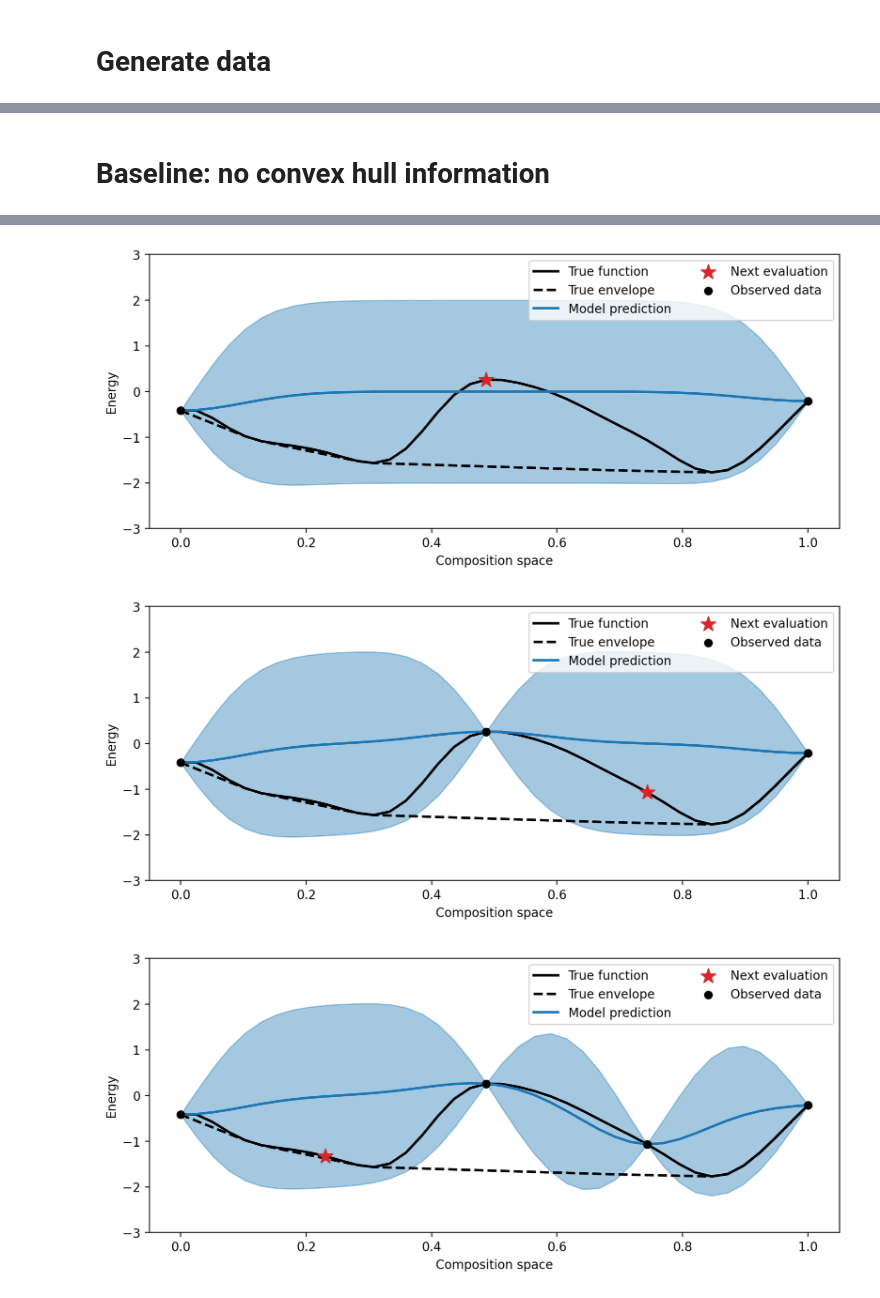
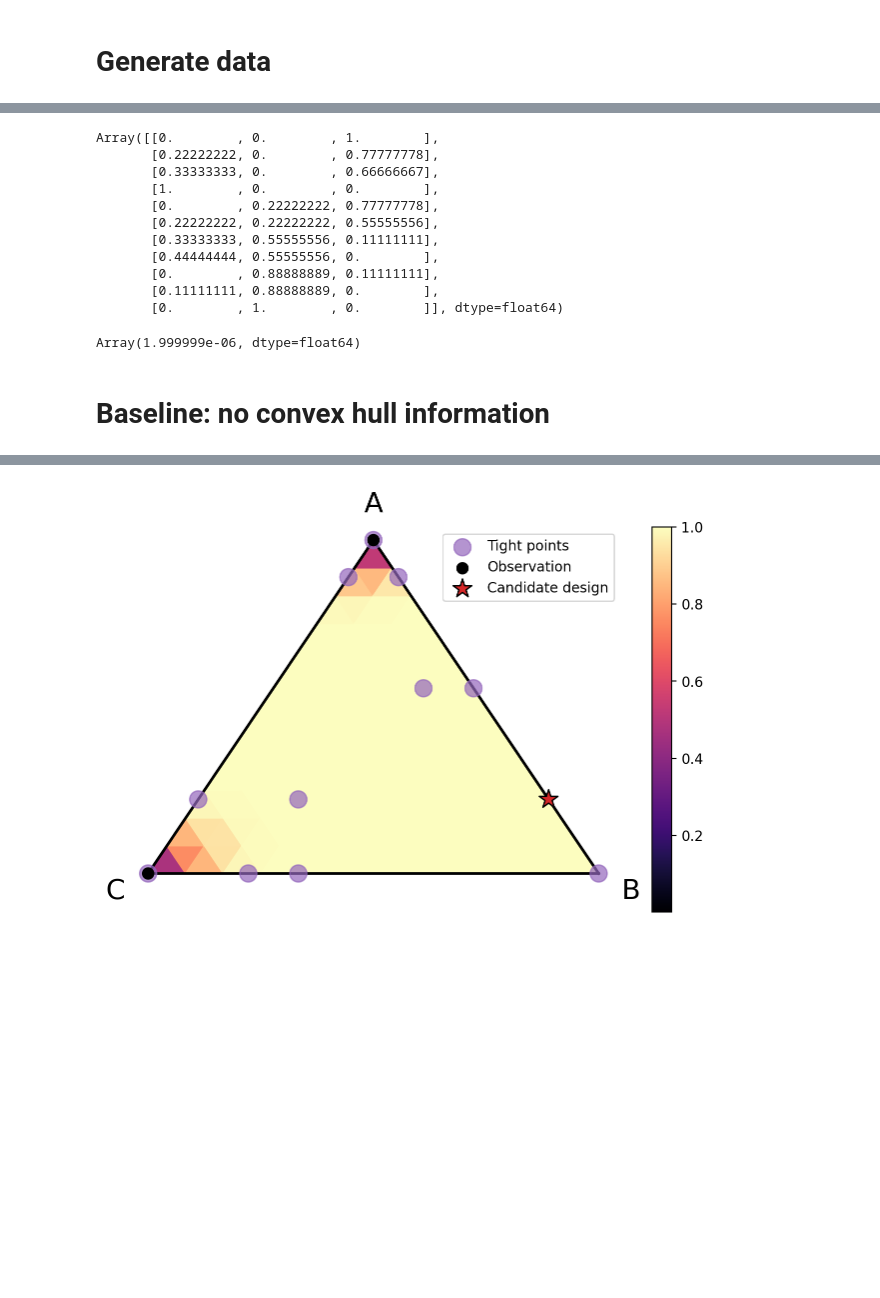
Before and after one commit to PrincetonLIPS/active-phase-mapping, a Jupyter notebook: notebooks/synthetic_2D_example.ipynb, the cells around one changed output, grey strips where cells are left out. Drawn from its saved outputs; the diff is of its cells as text; code cells hidden in the pictures; blank space fills up the shorter version.

Commit message:
updated the simplex plotting to show the standard deviations

```diff
--- a/notebooks/synthetic_2D_example.ipynb
+++ b/notebooks/synthetic_2D_example.ipynb
@@ -31,7 +31,7 @@ train_x = jnp.array([xv.flatten(),yv.flatten()]).T
 design_space = train_x[train_x.sum(1) <= 1]
 pts = []
 for x in design_space:
-    pts.append((x[0], x[1], 1-x.sum()))
+    pts.append(jnp.array([x[0], x[1], 1-x.sum()]))
 
 knot_N = len(design_space)
 # %%
@@ -43,7 +43,7 @@ tights = (true_y - true_envelope) <= 1e-3
 tight_designs = design_space[tights.ravel(),:]
 tight_pts = []
 for x in tight_designs:
-    tight_pts.append((x[0], x[1], 1-x.sum()))
+    tight_pts.append(jnp.array([x[0], x[1], 1-x.sum()]))
 
 
 # Set random seed
@@ -54,7 +54,7 @@ num_iters = 1
 design_inds = jnp.array(range(knot_N))
 
 # observations
-train_x = jnp.array([design_space[0], design_space[30], design_space[-1]])
-train_y = jnp.array([true_y[0], true_y[30], true_y[-1]])
+train_x = jnp.array([design_space[0], design_space[-1]])
+train_y = jnp.array([true_y[0], true_y[-1]])
 data = (train_x, train_y)
 # %%
@@ -66,0 +104,18 @@ data
+# %%
+jnp.array(tight_pts)
+# %% [output]
+Array([[0.        , 0.        , 1.        ],
+       [0.22222222, 0.        , 0.77777778],
+       [0.33333333, 0.        , 0.66666667],
+       [1.        , 0.        , 0.        ],
+       [0.        , 0.22222222, 0.77777778],
+       [0.22222222, 0.22222222, 0.55555556],
+       [0.33333333, 0.55555556, 0.11111111],
+       [0.44444444, 0.55555556, 0.        ],
+       [0.        , 0.88888889, 0.11111111],
+       [0.11111111, 0.88888889, 0.        ],
+       [0.        , 1.        , 0.        ]], dtype=float64)
+# %%
+make_preds(dataset, posterior, params, design_space[0:1], verbose=False)[1].ravel()[0]
+# %% [output]
+Array(1.999999e-06, dtype=float64)
@@ -67,32 +177,28 @@ data
 # %% [markdown]
 # Baseline: no convex hull information
 # %%
-seed = 2; npr.seed(seed); rng_key = jrnd.PRNGKey(seed)
-num_iters = 6 # number of iterations to run
-knot_N = 40 # number of points to discretize space into
+## baseline
 
-# grid to discretize design space into
-knot_x = jnp.linspace(0, 1, knot_N)
-design_space = knot_x[:, jnp.newaxis]
+num_iters = 1
 
-true_y, true_envelope = generate_true_function(design_space, knot_N)
-
-# Suppose we start out by observing the two end points
-train_x = jnp.array([design_space[0], design_space[-1]]); train_y = jnp.array([true_y[0], true_y[-1]])
-dataset = Dataset(X=train_x, y=train_y[:,jnp.newaxis])
-designs = design_space[1:-1]
-
-# Update the model given the data above
-pred_mean, pred_cov, posterior, params = update_model(dataset, design_space, rng_key, update_params=False)
+# Note 2/20: something isn't right here
+# TODO: need to make sure predictions have the right shape
 
 for i in range(num_iters):
 
+    print("Iteration: ", i)
+    print(data)
     %time next_x, entropy_change = get_next_candidate_baseline(posterior, params, dataset, designs, design_space)
-    #print(entropy_change)
-    plot_candidate(knot_x, true_y, true_envelope, pred_mean, pred_cov, [], dataset, next_x, entropy_change, plot_eig=False, plot_hulls=False)
 
-    # add observations to data and update model
-    dataset = dataset + Dataset(X=jnp.atleast_2d(next_x), y=jnp.atleast_2d(get_next_y(true_y, design_space, next_x)))
-    designs = jnp.delete(designs, (designs == next_x).argmax())[:, jnp.newaxis]
-    pred_mean, pred_cov, posterior, params = update_model(dataset, design_space, rng_key, update_params=False)
+    print(next_x, entropy_change)
+    next_x_ind = (design_space == next_x).sum(1).argmax()
+    #plot_triangle(pts, tight_pts, data, next_x_ind, plot_design=False)
+
+    # plot posterior std
+    plot_std(posterior, dataset, params, pts, next_x_ind, tight_pts=tight_pts, scale=12)
+
+    #dataset = dataset + Dataset(X=jnp.atleast_2d(next_x), y=jnp.atleast_2d(true_y[next_x_ind]))
+    #designs = jnp.delete(designs, (designs == next_x).argmax())[:, jnp.newaxis]
+
+    #pred_mean, pred_cov, posterior, params = update_model(dataset, design_space, rng_key, update_params=False)
 # %% [output]
@@ -111,3 +224 @@ Wall time: 1.46 s
-[figure, old version]
+[figure, new version]
-[figure, removed]
-[figure, removed]
```
Also changed, not shown: parts of 7 cells of this notebook.
